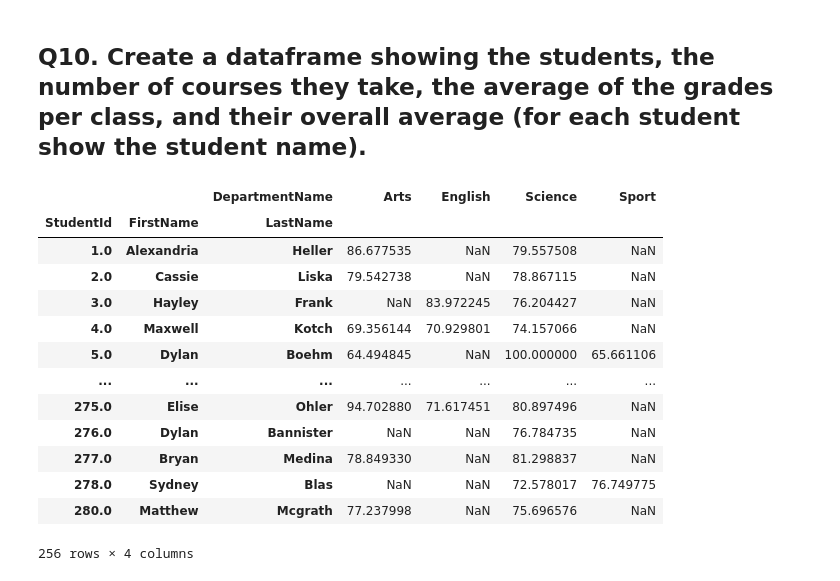
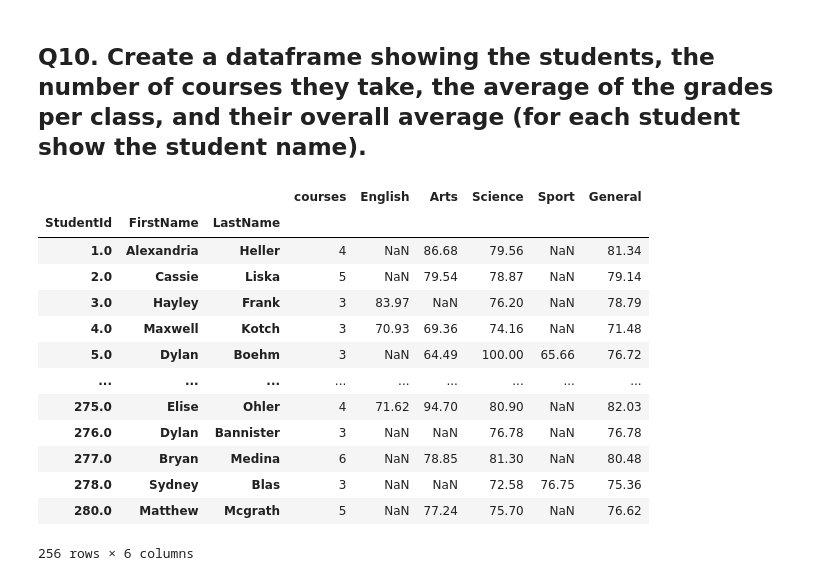
Before and after one commit to yurytsa/DataScience, a Jupyter notebook: python/Python-final.ipynb, the cells around one changed output. Cells and saved outputs as stored; diff of their text form; code cells hidden in the pictures.

```diff
--- a/python/Python-final.ipynb
+++ b/python/Python-final.ipynb
@@ -197,24 +203,34 @@ res1
 | 31.0 | Gymnastics | Sport | Maxwell | Romkee | 24 |
 # %% [markdown]
 ## Q10. Create a dataframe showing the students, the number of courses they take, the average of the grades per class, and their overall average (for each student show the student name).
-# %%
-res10 = pd.pivot_table(students_classrooms_courses_departments, values='degree', index=['StudentId', 'FirstName','LastName'],
-                    columns=['DepartmentName'], aggfunc=np.mean)
-
-
-res10
-# %% [output]
-|  |  | DepartmentName | Arts | English | Science | Sport |
-| StudentId | FirstName | LastName |  |  |  |  |
-| 1.0 | Alexandria | Heller | 86.677535 | NaN | 79.557508 | NaN |
-| 2.0 | Cassie | Liska | 79.542738 | NaN | 78.867115 | NaN |
-| 3.0 | Hayley | Frank | NaN | 83.972245 | 76.204427 | NaN |
-| 4.0 | Maxwell | Kotch | 69.356144 | 70.929801 | 74.157066 | NaN |
-| 5.0 | Dylan | Boehm | 64.494845 | NaN | 100.000000 | 65.661106 |
-| ... | ... | ... | ... | ... | ... | ... |
-| 275.0 | Elise | Ohler | 94.702880 | 71.617451 | 80.897496 | NaN |
-| 276.0 | Dylan | Bannister | NaN | NaN | 76.784735 | NaN |
-| 277.0 | Bryan | Medina | 78.849330 | NaN | 81.298837 | NaN |
-| 278.0 | Sydney | Blas | NaN | NaN | 72.578017 | 76.749775 |
-| 280.0 | Matthew | Mcgrath | 77.237998 | NaN | 75.696576 | NaN |
-256 rows × 4 columns
+# %%
+sccd_aggr = students_classrooms_courses_departments.groupby(['StudentId', 'FirstName','LastName'])\
+.agg({'degree':['count','mean']})
+
+
+sccd_aggr.columns = ['courses','General']
+sccd_aggr
+
+sccd_pivot = pd.pivot_table(students_classrooms_courses_departments, values='degree', index=['StudentId', 'FirstName','LastName'],
+                   columns=['DepartmentName'], aggfunc=np.mean)
+
+res10 = pd.merge(sccd_aggr, sccd_pivot, how='inner', on=['StudentId', 'FirstName', 'LastName'])
+res10 = res10[['courses', 'English', 'Arts','Science','Sport','General']]
+
+res10 = res10.round(2)
+res10
+# %% [output]
+|  |  |  | courses | English | Arts | Science | Sport | General |
+| StudentId | FirstName | LastName |  |  |  |  |  |  |
+| 1.0 | Alexandria | Heller | 4 | NaN | 86.68 | 79.56 | NaN | 81.34 |
+| 2.0 | Cassie | Liska | 5 | NaN | 79.54 | 78.87 | NaN | 79.14 |
+| 3.0 | Hayley | Frank | 3 | 83.97 | NaN | 76.20 | NaN | 78.79 |
+| 4.0 | Maxwell | Kotch | 3 | 70.93 | 69.36 | 74.16 | NaN | 71.48 |
+| 5.0 | Dylan | Boehm | 3 | NaN | 64.49 | 100.00 | 65.66 | 76.72 |
+| ... | ... | ... | ... | ... | ... | ... | ... | ... |
+| 275.0 | Elise | Ohler | 4 | 71.62 | 94.70 | 80.90 | NaN | 82.03 |
+| 276.0 | Dylan | Bannister | 3 | NaN | NaN | 76.78 | NaN | 76.78 |
+| 277.0 | Bryan | Medina | 6 | NaN | 78.85 | 81.30 | NaN | 80.48 |
+| 278.0 | Sydney | Blas | 3 | NaN | NaN | 72.58 | 76.75 | 75.36 |
+| 280.0 | Matthew | Mcgrath | 5 | NaN | 77.24 | 75.70 | NaN | 76.62 |
+256 rows × 6 columns
```
Also changed, not shown: parts of 2 cells of this notebook.
